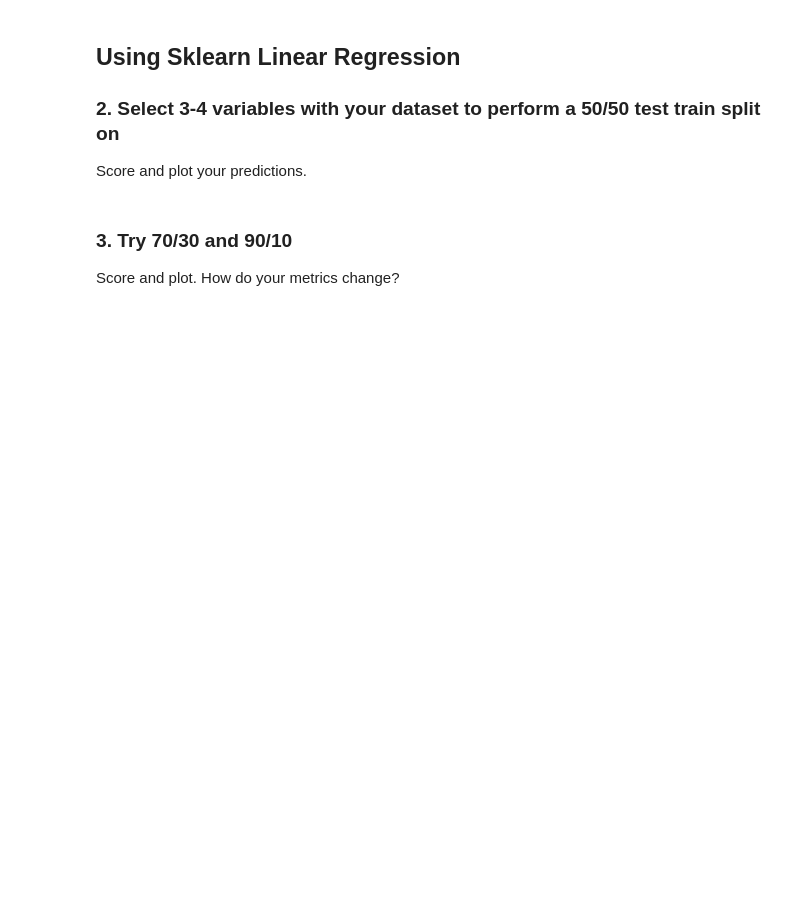
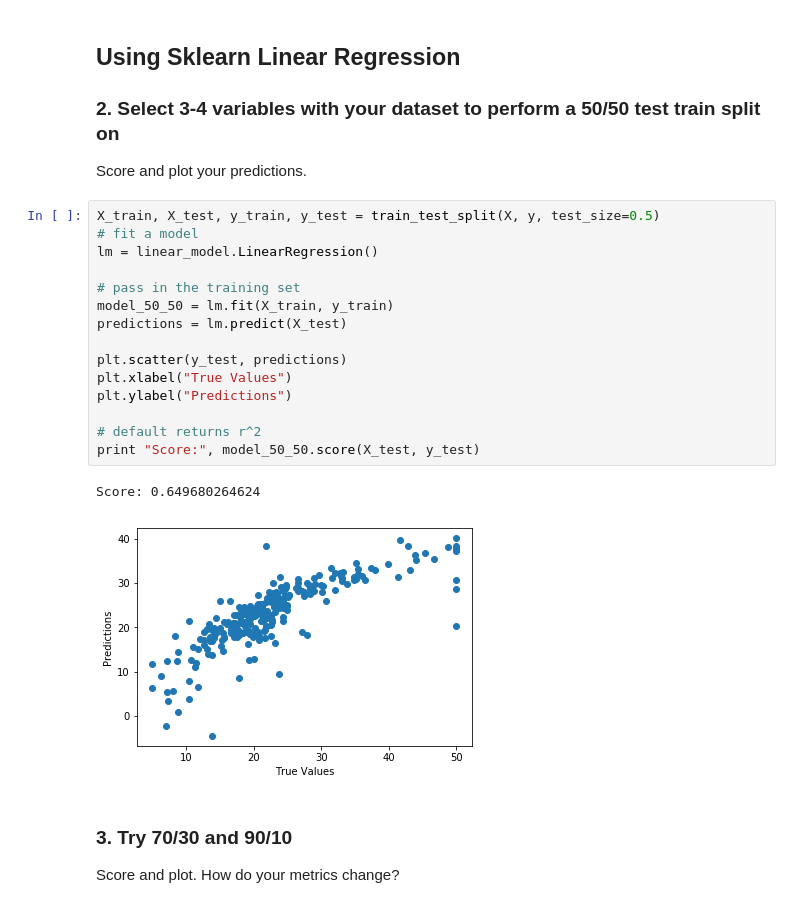
Before and after one commit to matthewbrems/old, a Jupyter notebook: curriculum/03-week/3.07-train-test-split-cv-lab/starter-code-jd.ipynb, the cells around one changed output. Cells and saved outputs as stored; diff of their text form; blank space fills up the shorter version.

```diff
--- a/curriculum/03-week/3.07-train-test-split-cv-lab/starter-code.ipynb
+++ b/curriculum/03-week/3.07-train-test-split-cv-lab/starter-code-jd.ipynb
@@ -52,6 +77,24 @@ y = pd.DataFrame(boston.target)
 
 ### 2. Select 3-4 variables with your dataset to perform a 50/50 test train split on
 Score and plot your predictions.
+# %%
+X_train, X_test, y_train, y_test = train_test_split(X, y, test_size=0.5)
+# fit a model
+lm = linear_model.LinearRegression()
+
+# pass in the training set
+model_50_50 = lm.fit(X_train, y_train)
+predictions = lm.predict(X_test)
+
+plt.scatter(y_test, predictions)
+plt.xlabel("True Values")
+plt.ylabel("Predictions")
+
+# default returns r^2
+print "Score:", model_50_50.score(X_test, y_test)
+# %% [output]
+Score: 0.649680264624
+[figure, added]
 # %% [markdown]
 ### 3. Try 70/30 and 90/10
 Score and plot.  How do your metrics change?
```
Also changed, not shown: parts of 7 cells of this notebook, 7 other files.
